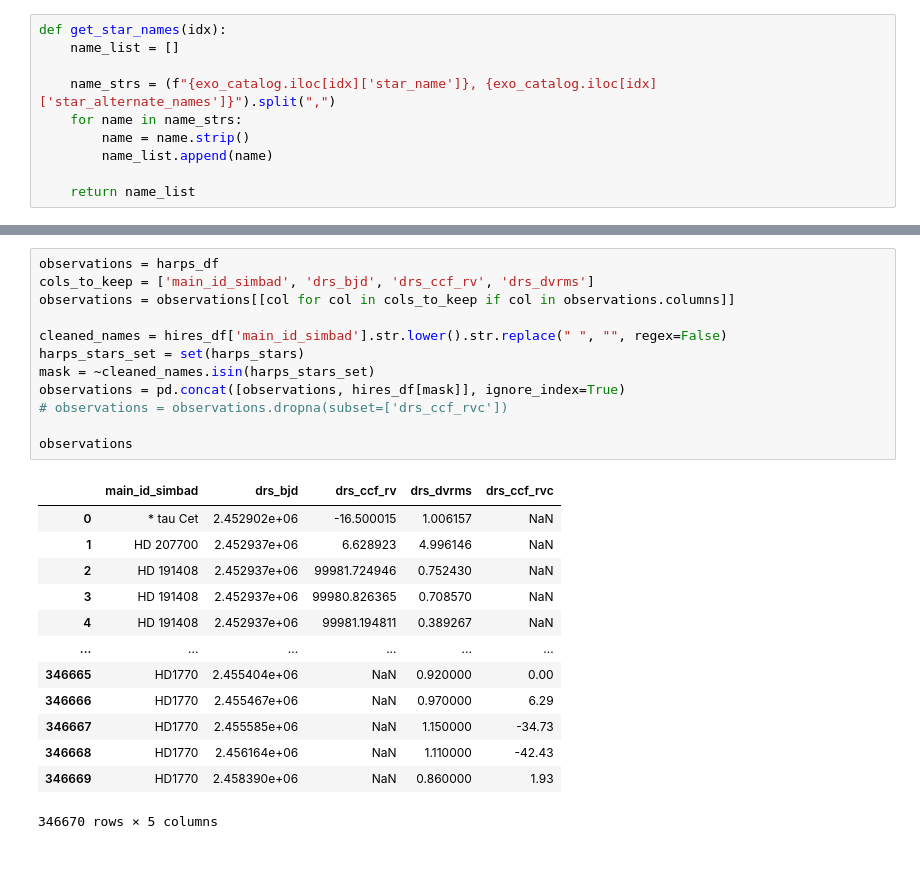
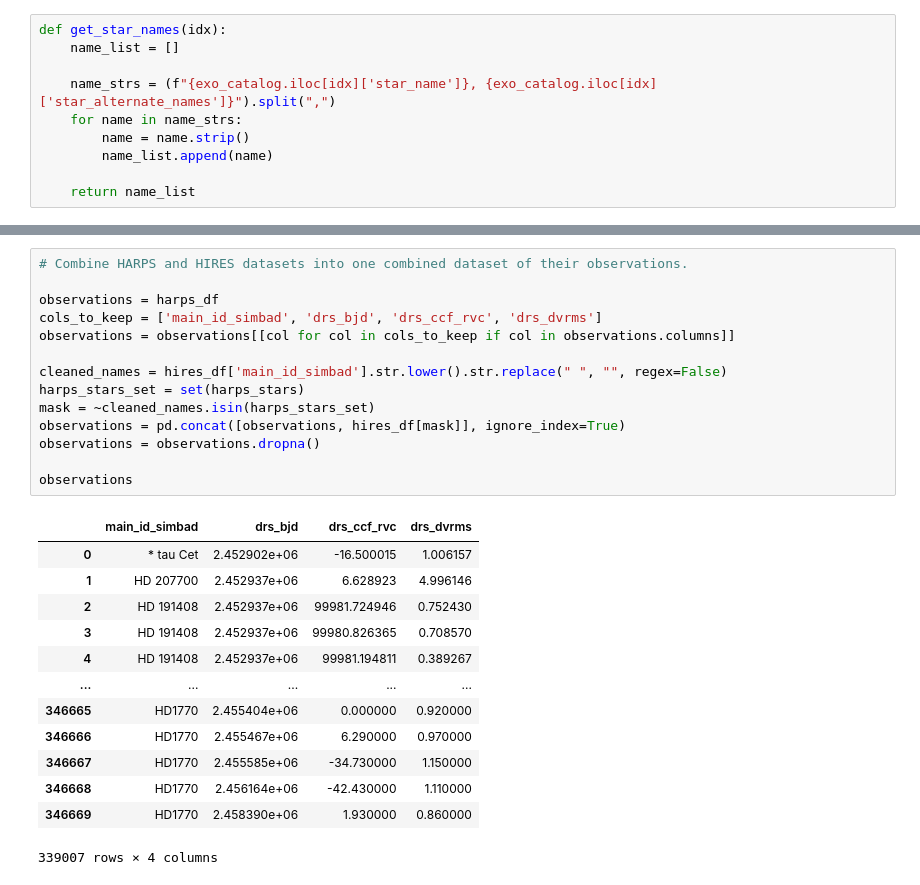
Before and after one commit to MaanavN/ML-Exoplanet-Detection-Research, a Jupyter notebook: data_prep.ipynb, the cells around one changed output, grey strips where cells are left out. Saved outputs shown, nothing was run; the diff lists cells and outputs as text.

Commit message:
Finished code to combine HARPS and HIRES dataset, along with positive class labelling

```diff
--- a/data_prep.ipynb
+++ b/data_prep.ipynb
@@ -95,26 +88,28 @@ harps_stars[:10]
 # %%
+# Combine HARPS and HIRES datasets into one combined dataset of their observations.
+
 observations = harps_df
-cols_to_keep = ['main_id_simbad', 'drs_bjd', 'drs_ccf_rv', 'drs_dvrms']
+cols_to_keep = ['main_id_simbad', 'drs_bjd', 'drs_ccf_rvc', 'drs_dvrms']
 observations = observations[[col for col in cols_to_keep if col in observations.columns]]
 
 cleaned_names = hires_df['main_id_simbad'].str.lower().str.replace(" ", "", regex=False)
 harps_stars_set = set(harps_stars)
 mask = ~cleaned_names.isin(harps_stars_set)
 observations = pd.concat([observations, hires_df[mask]], ignore_index=True)
-# observations = observations.dropna(subset=['drs_ccf_rvc'])
+observations = observations.dropna()
 
 observations
 # %% [output]
-|  | main_id_simbad | drs_bjd | drs_ccf_rv | drs_dvrms | drs_ccf_rvc |
-| 0 | * tau Cet | 2.452902e+06 | -16.500015 | 1.006157 | NaN |
-| 1 | HD 207700 | 2.452937e+06 | 6.628923 | 4.996146 | NaN |
-| 2 | HD 191408 | 2.452937e+06 | 99981.724946 | 0.752430 | NaN |
-| 3 | HD 191408 | 2.452937e+06 | 99980.826365 | 0.708570 | NaN |
-| 4 | HD 191408 | 2.452937e+06 | 99981.194811 | 0.389267 | NaN |
-| ... | ... | ... | ... | ... | ... |
-| 346665 | HD1770 | 2.455404e+06 | NaN | 0.920000 | 0.00 |
-| 346666 | HD1770 | 2.455467e+06 | NaN | 0.970000 | 6.29 |
-| 346667 | HD1770 | 2.455585e+06 | NaN | 1.150000 | -34.73 |
-| 346668 | HD1770 | 2.456164e+06 | NaN | 1.110000 | -42.43 |
-| 346669 | HD1770 | 2.458390e+06 | NaN | 0.860000 | 1.93 |
+|  | main_id_simbad | drs_bjd | drs_ccf_rvc | drs_dvrms |
+| 0 | * tau Cet | 2.452902e+06 | -16.500015 | 1.006157 |
+| 1 | HD 207700 | 2.452937e+06 | 6.628923 | 4.996146 |
+| 2 | HD 191408 | 2.452937e+06 | 99981.724946 | 0.752430 |
+| 3 | HD 191408 | 2.452937e+06 | 99980.826365 | 0.708570 |
+| 4 | HD 191408 | 2.452937e+06 | 99981.194811 | 0.389267 |
+| ... | ... | ... | ... | ... |
+| 346665 | HD1770 | 2.455404e+06 | 0.000000 | 0.920000 |
+| 346666 | HD1770 | 2.455467e+06 | 6.290000 | 0.970000 |
+| 346667 | HD1770 | 2.455585e+06 | -34.730000 | 1.150000 |
+| 346668 | HD1770 | 2.456164e+06 | -42.430000 | 1.110000 |
+| 346669 | HD1770 | 2.458390e+06 | 1.930000 | 0.860000 |
-346670 rows × 5 columns
+339007 rows × 4 columns
```
Also changed, not shown: parts of 5 cells of this notebook, 3 other files.
